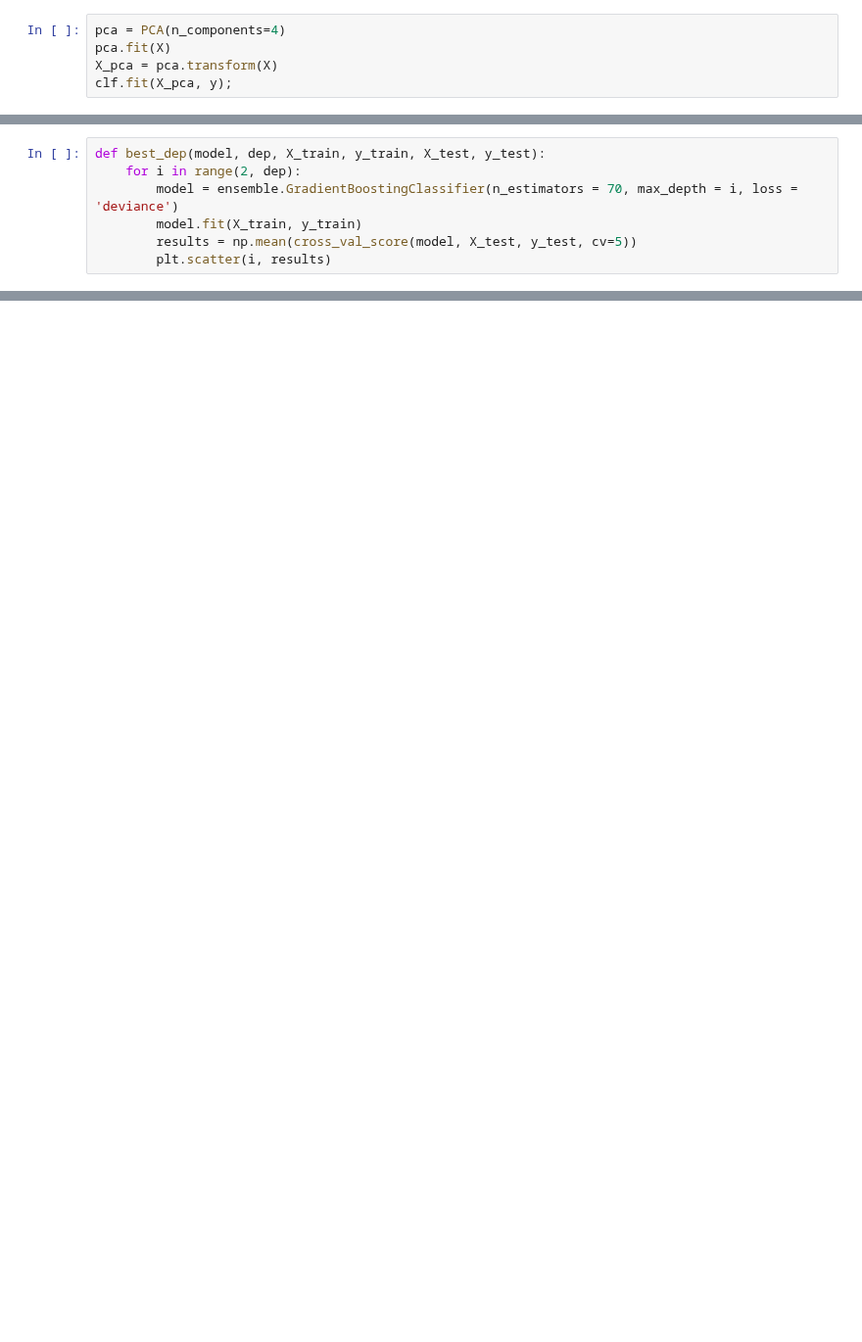
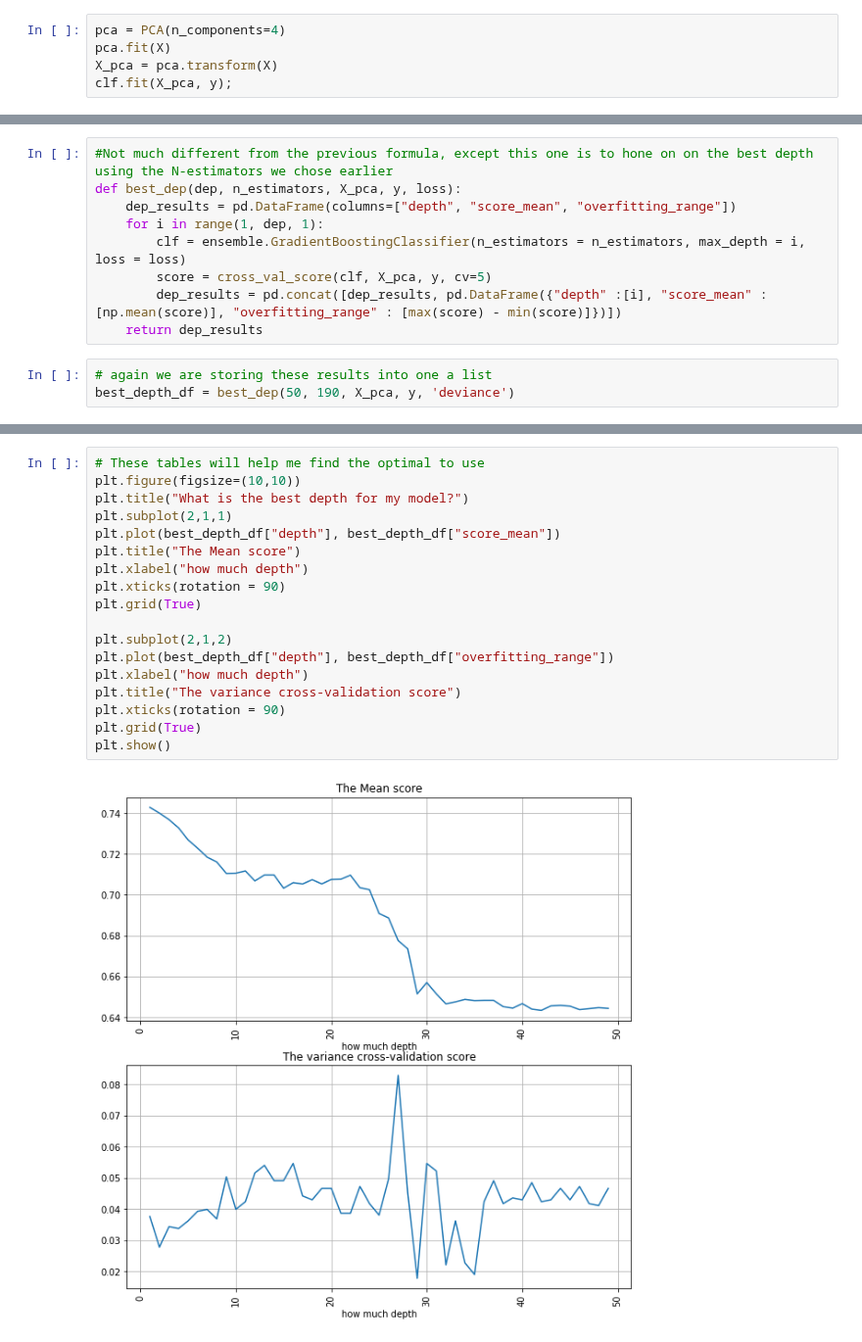
Before and after one commit to efuller11/Thinkful, a Jupyter notebook: Guided example and challenge Unit 3 lesson 5.ipynb, the cells around one changed output, grey strips where cells are left out. Shown at 98% size. Saved outputs shown, nothing was run; the diff lists cells and outputs as text; blank space fills up the shorter version.

```diff
--- a/Guided example and challenge Unit 3 lesson 5.ipynb
+++ b/Guided example and challenge Unit 3 lesson 5.ipynb
@@ -213,7 +201,0 @@ best_nest(clf, 10, 250, X_train, y_train, X_test, y_test)
-# %%
-def best_dep(model, dep, X_train, y_train, X_test, y_test):
-    for i in range(2, dep):
-        model = ensemble.GradientBoostingClassifier(n_estimators = 70, max_depth = i, loss = 'deviance')
-        model.fit(X_train, y_train)
-        results = np.mean(cross_val_score(model, X_test, y_test, cv=5))
-        plt.scatter(i, results)
@@ -263,0 +241,12 @@ Percent Type II errors: 0.21207658321060383
+# %%
+#Not much different from the previous formula, except this one is to hone on on the best depth using the N-estimators we chose earlier
+def best_dep(dep, n_estimators, X_pca, y, loss):
+    dep_results = pd.DataFrame(columns=["depth", "score_mean", "overfitting_range"])
+    for i in range(1, dep, 1):
+        clf = ensemble.GradientBoostingClassifier(n_estimators = n_estimators, max_depth = i, loss = loss)
+        score = cross_val_score(clf, X_pca, y, cv=5)
+        dep_results = pd.concat([dep_results, pd.DataFrame({"depth" :[i], "score_mean" : [np.mean(score)], "overfitting_range" : [max(score) - min(score)]})])
+    return dep_results
+# %%
+# again we are storing these results into one a list
+best_depth_df = best_dep(50, 190, X_pca, y, 'deviance')
@@ -263,0 +255,20 @@ Percent Type II errors: 0.21207658321060383
+# %%
+# These tables will help me find the optimal to use
+plt.figure(figsize=(10,10))
+plt.title("What is the best depth for my model?")
+plt.subplot(2,1,1)
+plt.plot(best_depth_df["depth"], best_depth_df["score_mean"])
+plt.title("The Mean score")
+plt.xlabel("how much depth")
+plt.xticks(rotation = 90)
+plt.grid(True)
+
+plt.subplot(2,1,2)
+plt.plot(best_depth_df["depth"], best_depth_df["overfitting_range"])
+plt.xlabel("how much depth")
+plt.title("The variance cross-validation score")
+plt.xticks(rotation = 90)
+plt.grid(True)
+plt.show()
+# %% [output]
+[figure, added]
```
Also changed, not shown: parts of 51 cells of this notebook.
